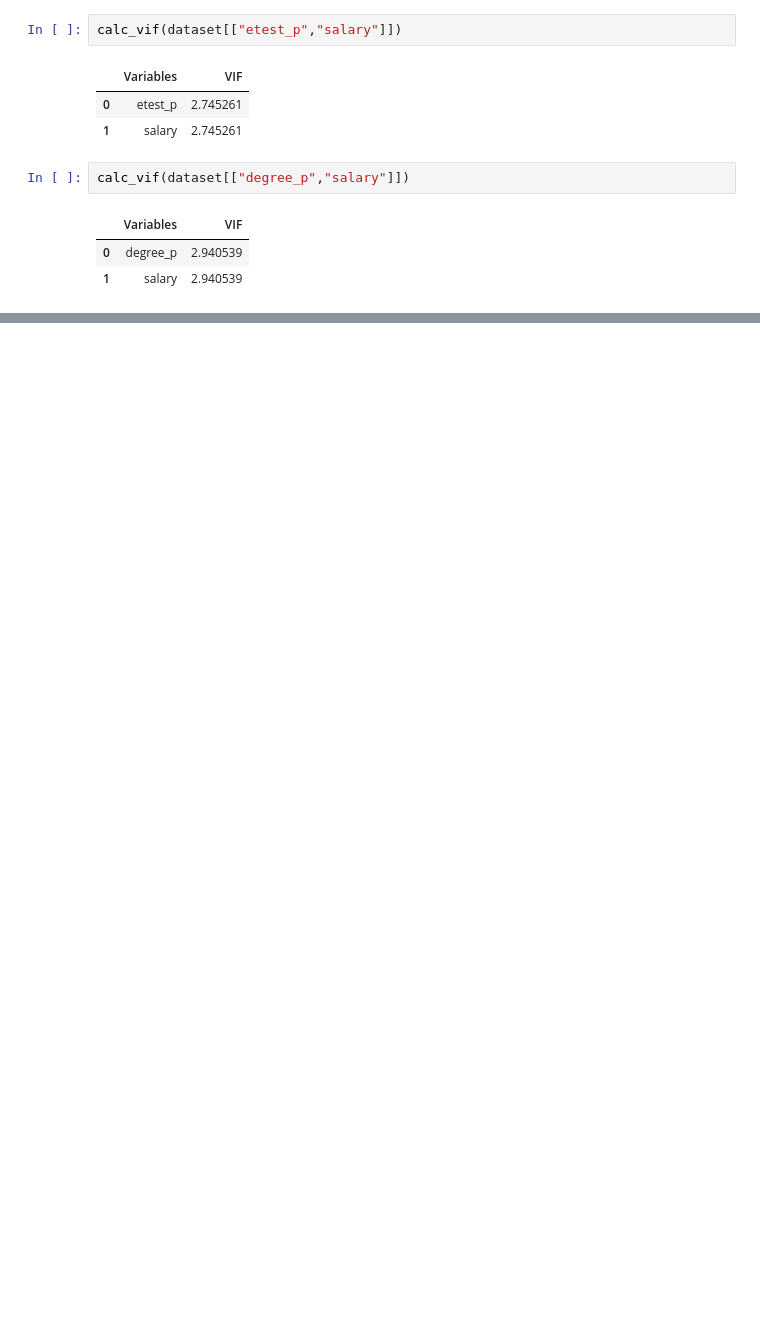
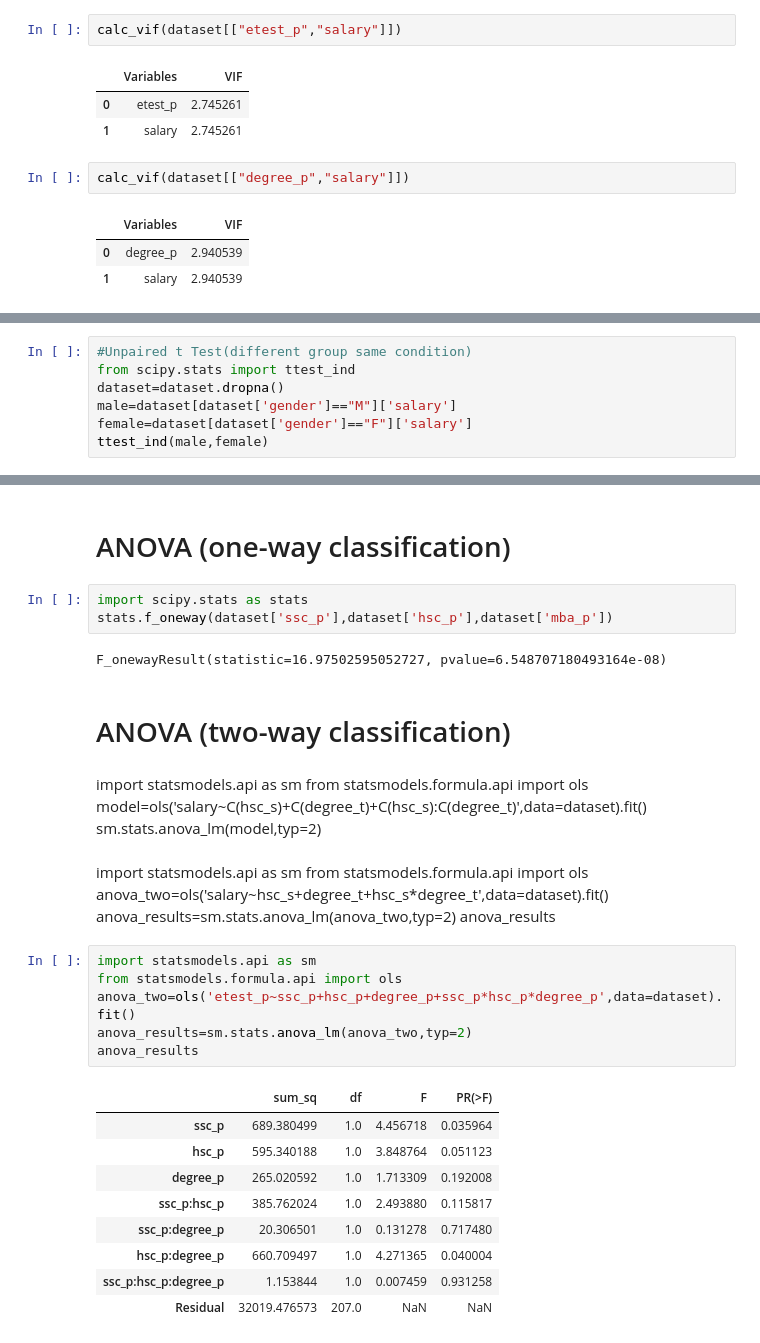
Before and after one commit to simity/ds-bivariate, a Jupyter notebook: Bivariate.ipynb, the cells around one changed output, grey strips where cells are left out. Cells and saved outputs as stored; diff of their text form; blank space fills up the shorter version.

```diff
--- a/Bivariate.ipynb
+++ b/Bivariate.ipynb
@@ -125,0 +126,7 @@ calc_vif(dataset[["degree_p","salary"]])
+# %%
+#Unpaired t Test(different group same condition)
+from scipy.stats import ttest_ind
+dataset=dataset.dropna()
+male=dataset[dataset['gender']=="M"]['salary']
+female=dataset[dataset['gender']=="F"]['salary']
+ttest_ind(male,female)
@@ -125,0 +178,36 @@ calc_vif(dataset[["degree_p","salary"]])
+# %% [markdown]
+# ANOVA (one-way classification)
+# %%
+import scipy.stats as stats
+stats.f_oneway(dataset['ssc_p'],dataset['hsc_p'],dataset['mba_p'])
+# %% [output]
+F_onewayResult(statistic=16.97502595052727, pvalue=6.548707180493164e-08)
+# %% [markdown]
+# ANOVA (two-way classification)
+# %% [markdown]
+import statsmodels.api as sm
+from statsmodels.formula.api import ols
+model=ols('salary~C(hsc_s)+C(degree_t)+C(hsc_s):C(degree_t)',data=dataset).fit()
+sm.stats.anova_lm(model,typ=2)
+# %% [markdown]
+import statsmodels.api as sm
+from statsmodels.formula.api import ols
+anova_two=ols('salary~hsc_s+degree_t+hsc_s*degree_t',data=dataset).fit()
+anova_results=sm.stats.anova_lm(anova_two,typ=2)
+anova_results
+# %%
+import statsmodels.api as sm
+from statsmodels.formula.api import ols
+anova_two=ols('etest_p~ssc_p+hsc_p+degree_p+ssc_p*hsc_p*degree_p',data=dataset).fit()
+anova_results=sm.stats.anova_lm(anova_two,typ=2)
+anova_results
+# %% [output]
+|  | sum_sq | df | F | PR(>F) |
+| ssc_p | 689.380499 | 1.0 | 4.456718 | 0.035964 |
+| hsc_p | 595.340188 | 1.0 | 3.848764 | 0.051123 |
+| degree_p | 265.020592 | 1.0 | 1.713309 | 0.192008 |
+| ssc_p:hsc_p | 385.762024 | 1.0 | 2.493880 | 0.115817 |
+| ssc_p:degree_p | 20.306501 | 1.0 | 0.131278 | 0.717480 |
+| hsc_p:degree_p | 660.709497 | 1.0 | 4.271365 | 0.040004 |
+| ssc_p:hsc_p:degree_p | 1.153844 | 1.0 | 0.007459 | 0.931258 |
+| Residual | 32019.476573 | 207.0 | NaN | NaN |
```
Also changed, not shown: parts of 14 cells of this notebook, 1 other file.
